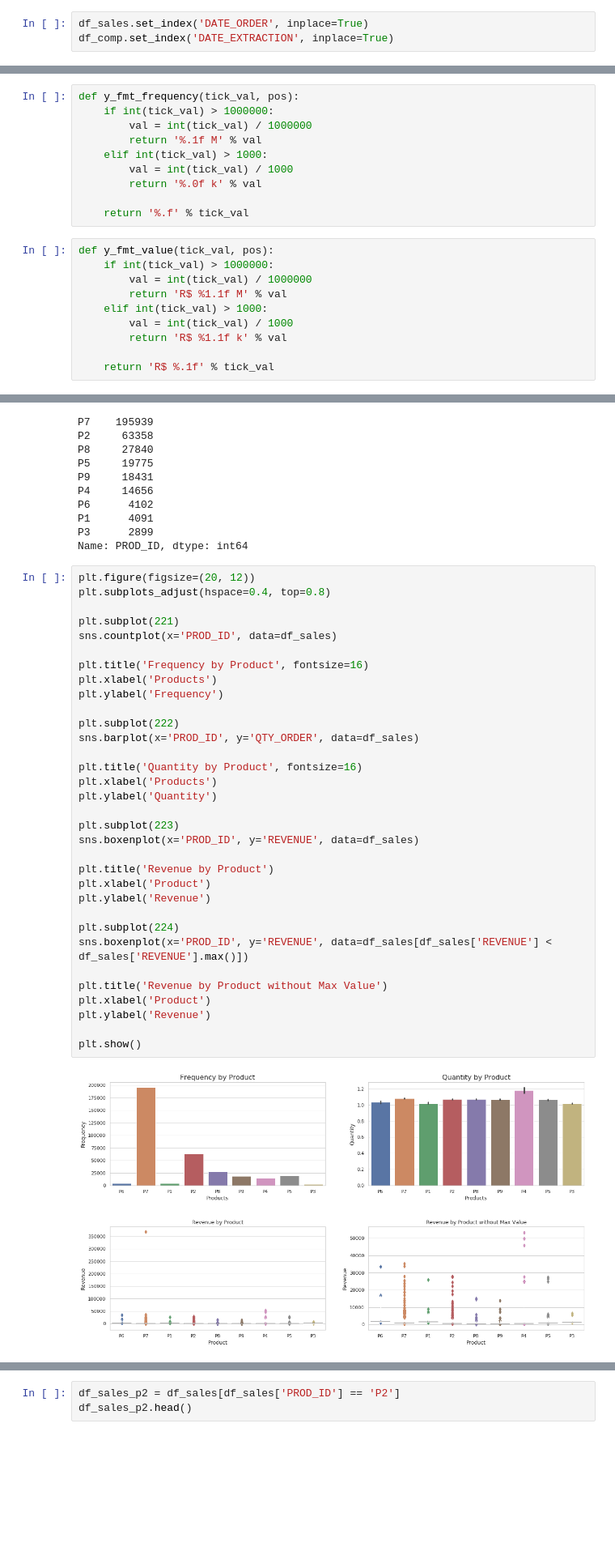
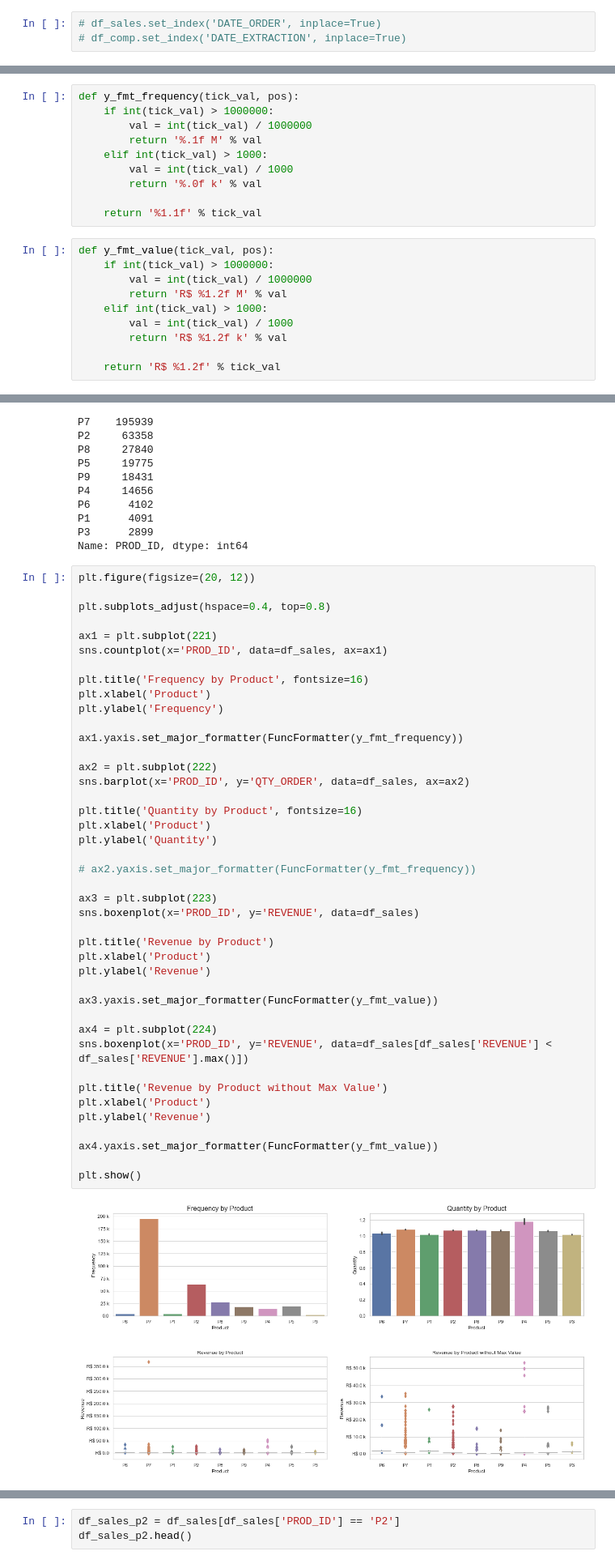
Before and after one commit to lsnascimento/challenge, a Jupyter notebook: work.ipynb, the cells around one changed output, grey strips where cells are left out. Shown at 81% size. Drawn from its saved outputs; the diff is of its cells as text; blank space fills up the shorter version.

```diff
--- a/work.ipynb
+++ b/work.ipynb
@@ -34,5 +40,5 @@ df_comp['WEEKDAY'] = df_comp['DATE_EXTRACTION'].dt.weekday
 # %%
 df_sales['VL_UNIT'] = round(df_sales['REVENUE'] / df_sales['QTY_ORDER'], 2)
 # %%
-df_sales.set_index('DATE_ORDER', inplace=True)
-df_comp.set_index('DATE_EXTRACTION', inplace=True)
+# df_sales.set_index('DATE_ORDER', inplace=True)
+# df_comp.set_index('DATE_EXTRACTION', inplace=True)
@@ -192,17 +205,17 @@ def y_fmt_frequency(tick_val, pos):
         val = int(tick_val) / 1000
         return '%.0f k' % val
 
-    return '%.f' % tick_val
+    return '%1.1f' % tick_val
 # %%
 def y_fmt_value(tick_val, pos):
     if int(tick_val) > 1000000:
         val = int(tick_val) / 1000000
-        return 'R$ %1.1f M' % val
+        return 'R$ %1.2f M' % val
     elif int(tick_val) > 1000:
         val = int(tick_val) / 1000
-        return 'R$ %1.1f k' % val
+        return 'R$ %1.2f k' % val
 
-    return 'R$ %.1f' % tick_val
+    return 'R$ %1.2f' % tick_val
 # %%
 def set_month(x):
     month = 'Dec'
@@ -426,39 +432,48 @@ P3      2899
 Name: PROD_ID, dtype: int64
 # %%
 plt.figure(figsize=(20, 12))
+
 plt.subplots_adjust(hspace=0.4, top=0.8)
 
-plt.subplot(221)
-sns.countplot(x='PROD_ID', data=df_sales)
+ax1 = plt.subplot(221)
+sns.countplot(x='PROD_ID', data=df_sales, ax=ax1)
 
 plt.title('Frequency by Product', fontsize=16)
-plt.xlabel('Products')
+plt.xlabel('Product')
 plt.ylabel('Frequency')
 
-plt.subplot(222)
-sns.barplot(x='PROD_ID', y='QTY_ORDER', data=df_sales)
+ax1.yaxis.set_major_formatter(FuncFormatter(y_fmt_frequency))
+
+ax2 = plt.subplot(222)
+sns.barplot(x='PROD_ID', y='QTY_ORDER', data=df_sales, ax=ax2)
 
 plt.title('Quantity by Product', fontsize=16)
-plt.xlabel('Products')
+plt.xlabel('Product')
 plt.ylabel('Quantity')
 
-plt.subplot(223)
+# ax2.yaxis.set_major_formatter(FuncFormatter(y_fmt_frequency))
+
+ax3 = plt.subplot(223)
 sns.boxenplot(x='PROD_ID', y='REVENUE', data=df_sales)
 
 plt.title('Revenue by Product')
 plt.xlabel('Product')
 plt.ylabel('Revenue')
 
-plt.subplot(224)
+ax3.yaxis.set_major_formatter(FuncFormatter(y_fmt_value))
+
+ax4 = plt.subplot(224)
 sns.boxenplot(x='PROD_ID', y='REVENUE', data=df_sales[df_sales['REVENUE'] < df_sales['REVENUE'].max()])
 
 plt.title('Revenue by Product without Max Value')
 plt.xlabel('Product')
 plt.ylabel('Revenue')
 
+ax4.yaxis.set_major_formatter(FuncFormatter(y_fmt_value))
+
 plt.show()
 # %% [output]
-[figure, old version]
+[figure, new version]
 # %% [markdown]
 **Frequency by Product**
 - Neste plot observamos que os produtos 7 e 2 possuem uma frequência maior em cada vendas no geral (não sendo considerado as suas respectivas quantidades vendidas).
```
Also changed, not shown: parts of 47 cells of this notebook.
